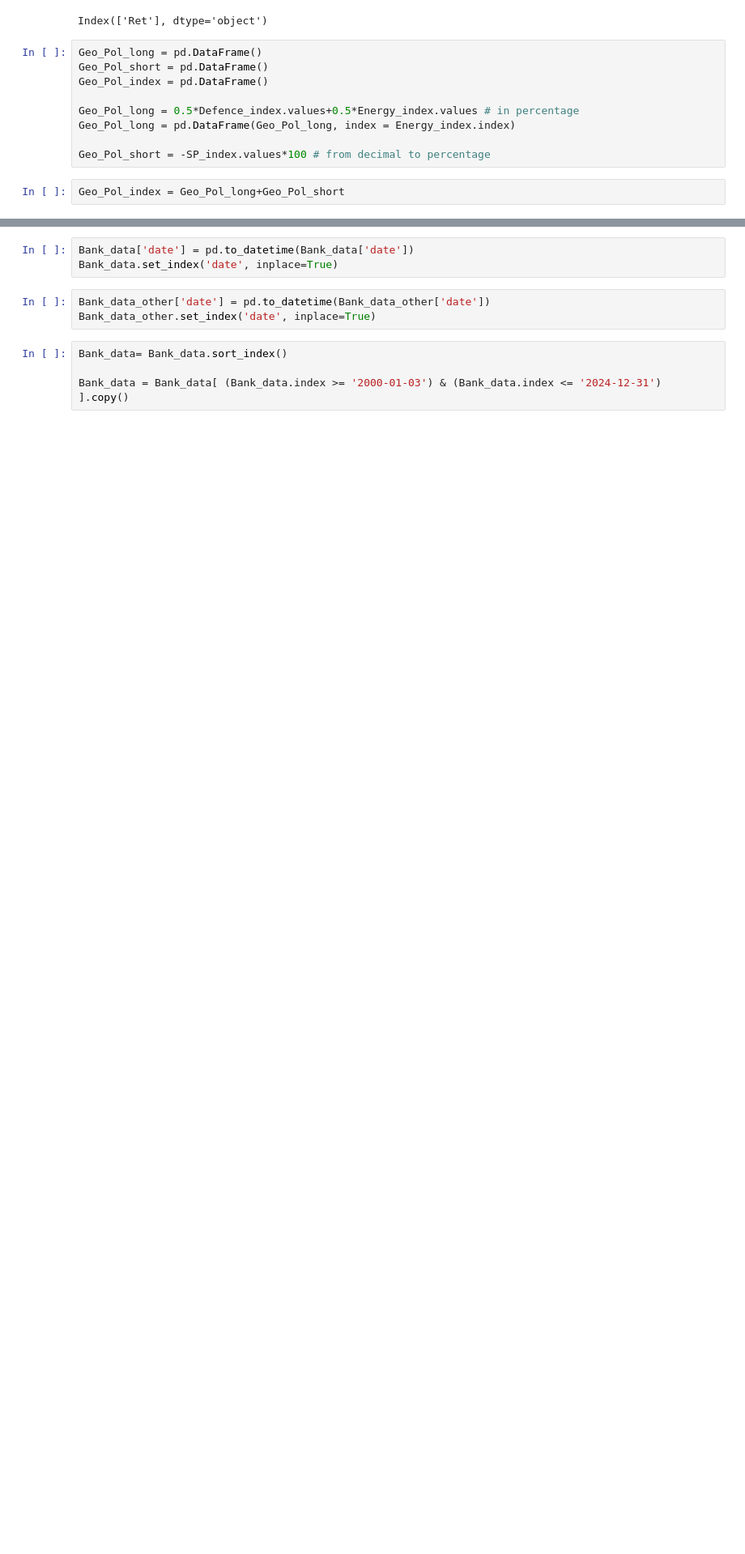
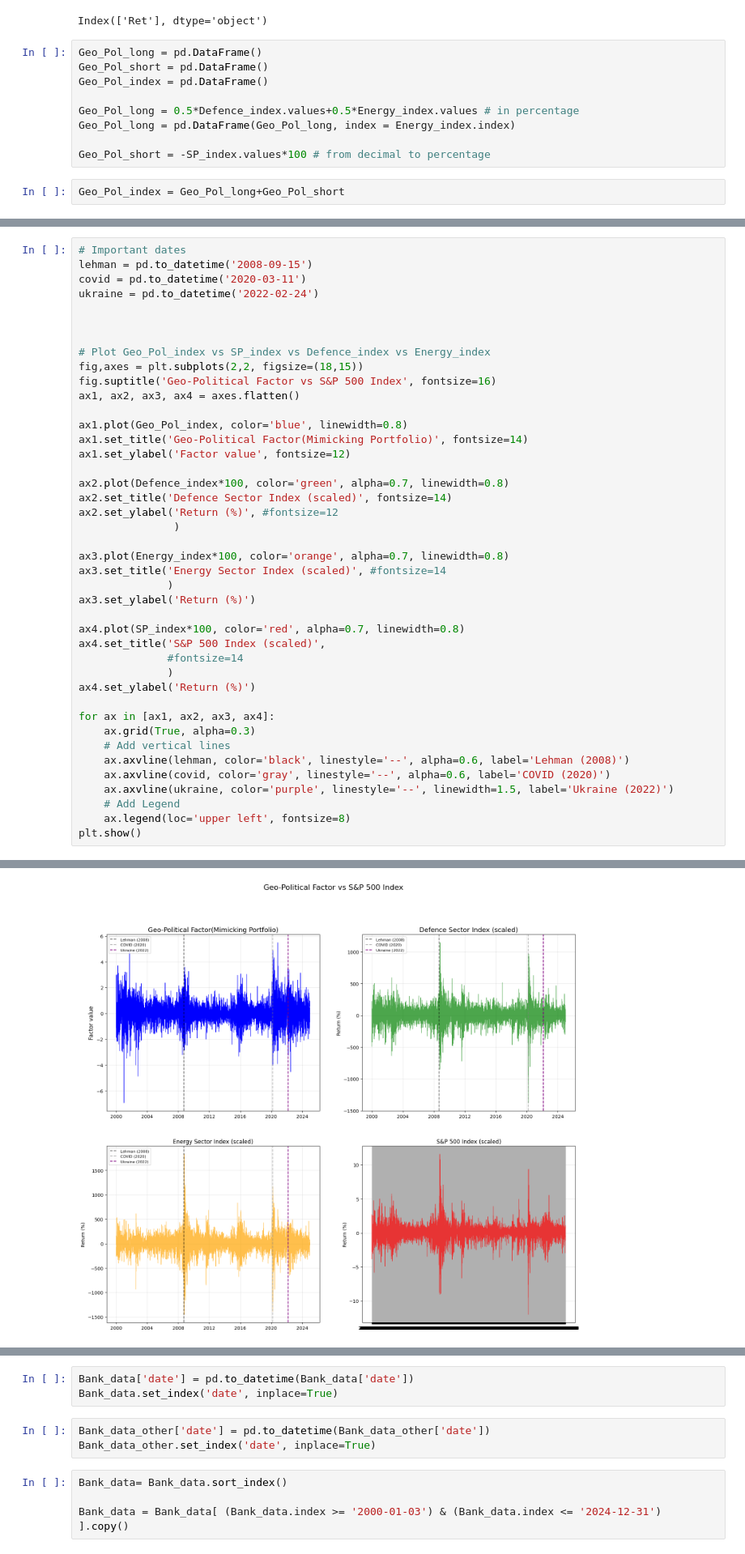
Before and after one commit to andreaskoul/geo_index_dcb, a Jupyter notebook: Geopol factor.ipynb, the cells around one changed output, grey strips where cells are left out. Shown at 81% size. Saved outputs shown, nothing was run; the diff lists cells and outputs as text; blank space fills up the shorter version.

```diff
--- a/Geopol factor.ipynb
+++ b/Geopol factor.ipynb
@@ -83,0 +136,43 @@ Geo_Pol_index = Geo_Pol_long+Geo_Pol_short
+# %%
+# Important dates
+lehman = pd.to_datetime('2008-09-15')
+covid = pd.to_datetime('2020-03-11')
+ukraine = pd.to_datetime('2022-02-24')
+
+
+
+# Plot Geo_Pol_index vs SP_index vs Defence_index vs Energy_index
+fig,axes = plt.subplots(2,2, figsize=(18,15))
+fig.suptitle('Geo-Political Factor vs S&P 500 Index', fontsize=16)
+ax1, ax2, ax3, ax4 = axes.flatten()
+
+ax1.plot(Geo_Pol_index, color='blue', linewidth=0.8)
+ax1.set_title('Geo-Political Factor(Mimicking Portfolio)', fontsize=14)
+ax1.set_ylabel('Factor value', fontsize=12)
+
+ax2.plot(Defence_index*100, color='green', alpha=0.7, linewidth=0.8)
+ax2.set_title('Defence Sector Index (scaled)', fontsize=14)
+ax2.set_ylabel('Return (%)', #fontsize=12
+               )
+
+ax3.plot(Energy_index*100, color='orange', alpha=0.7, linewidth=0.8)
+ax3.set_title('Energy Sector Index (scaled)', #fontsize=14
+              )
+ax3.set_ylabel('Return (%)')
+
+ax4.plot(SP_index*100, color='red', alpha=0.7, linewidth=0.8)
+ax4.set_title('S&P 500 Index (scaled)',
+              #fontsize=14
+              )
+ax4.set_ylabel('Return (%)')
+
+for ax in [ax1, ax2, ax3, ax4]:
+    ax.grid(True, alpha=0.3)
+    # Add vertical lines
+    ax.axvline(lehman, color='black', linestyle='--', alpha=0.6, label='Lehman (2008)')
+    ax.axvline(covid, color='gray', linestyle='--', alpha=0.6, label='COVID (2020)')
+    ax.axvline(ukraine, color='purple', linestyle='--', linewidth=1.5, label='Ukraine (2022)')
+    # Add Legend
+    ax.legend(loc='upper left', fontsize=8)
+plt.show()
+# %% [output]
@@ -83,0 +180 @@ Geo_Pol_index = Geo_Pol_long+Geo_Pol_short
+[figure, added]
```
Also changed, not shown: parts of 22 cells of this notebook, 2 other files.
